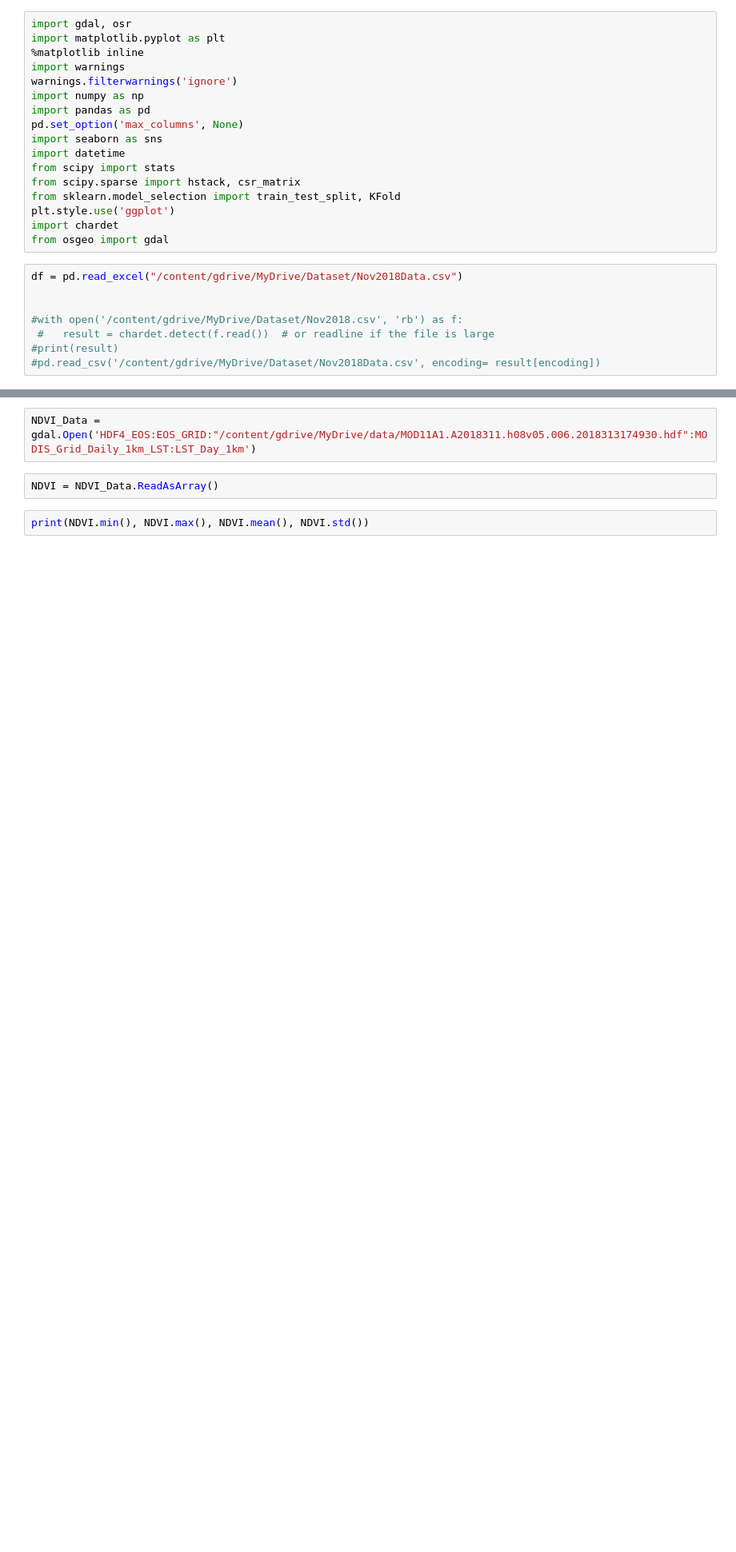
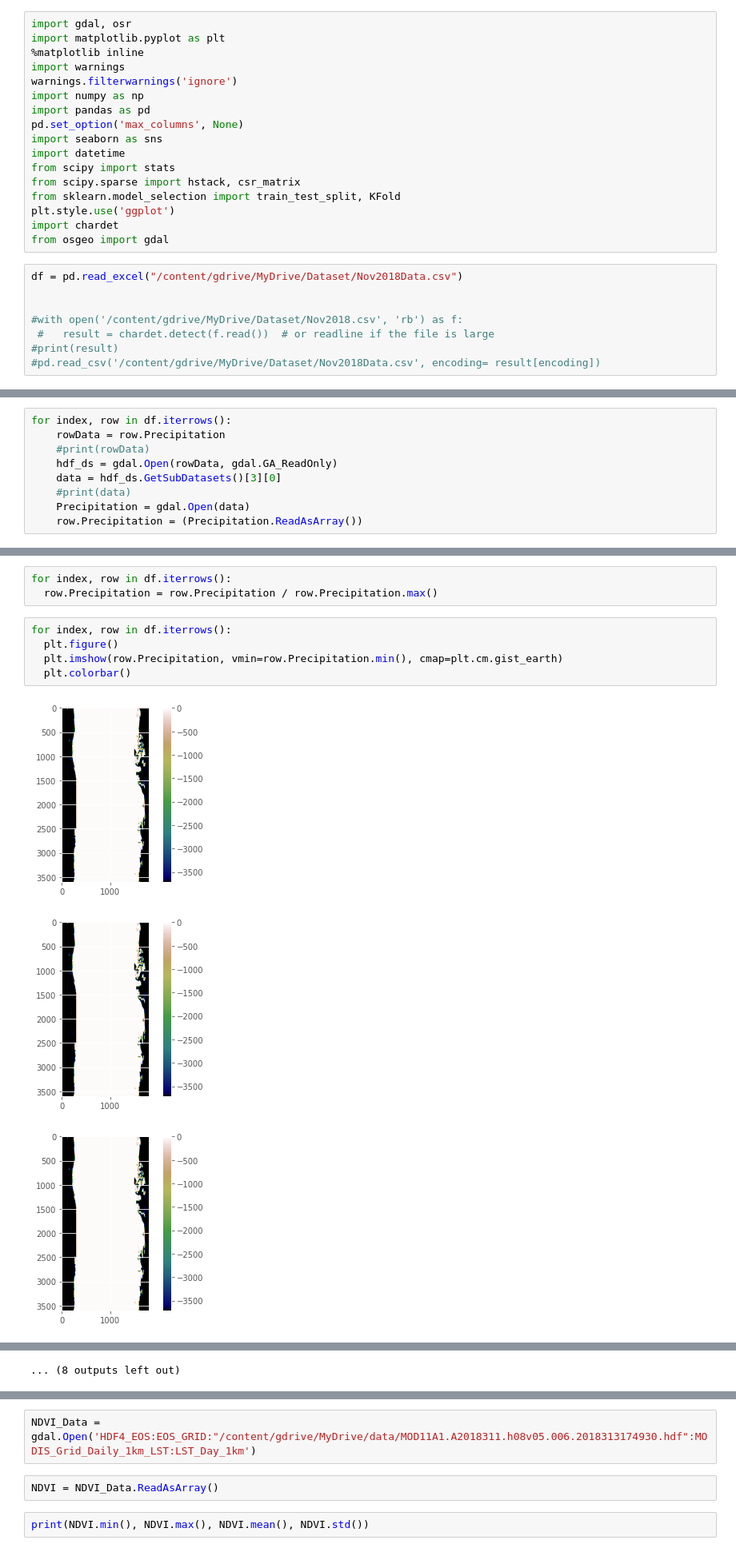
Before and after one commit to kushalt93/WildfirePrediction, a Jupyter notebook: testProject.ipynb, the cells around one changed output, grey strips where cells are left out. Shown at 80% size. Cells and saved outputs as stored; diff of their text form; blank space fills up the shorter version.

```diff
--- a/testProject.ipynb
+++ b/testProject.ipynb
@@ -78,0 +115,9 @@ for index, row in df.iterrows():
+# %%
+for index, row in df.iterrows():
+    rowData = row.Precipitation
+    #print(rowData)
+    hdf_ds = gdal.Open(rowData, gdal.GA_ReadOnly)
+    data = hdf_ds.GetSubDatasets()[3][0]
+    #print(data)
+    Precipitation = gdal.Open(data)
+    row.Precipitation = (Precipitation.ReadAsArray())
@@ -78,0 +128,12 @@ for index, row in df.iterrows():
+# %%
+for index, row in df.iterrows():
+  row.Precipitation = row.Precipitation / row.Precipitation.max()
+# %%
+for index, row in df.iterrows():
+  plt.figure()
+  plt.imshow(row.Precipitation, vmin=row.Precipitation.min(), cmap=plt.cm.gist_earth)
+  plt.colorbar()
+# %% [output]
+[figure, added]
+[figure, added]
+[figure, added]
@@ -78,0 +149 @@ for index, row in df.iterrows():
+... (8 outputs left out)
```
Also changed, not shown: parts of 16 cells of this notebook.
